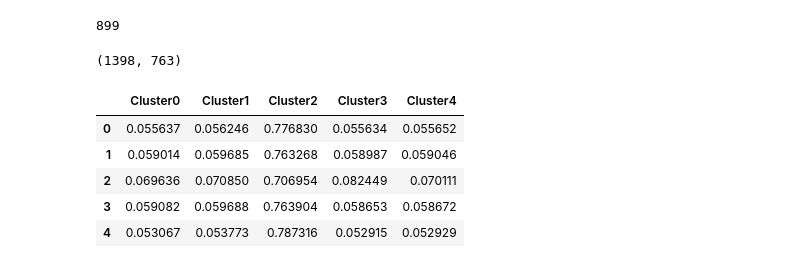
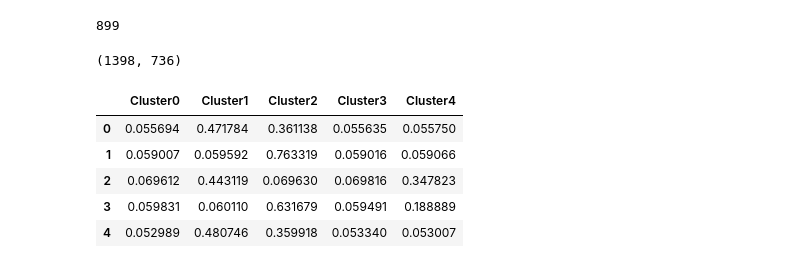
Before and after one commit to imod/ml_ta, a Jupyter notebook: rai_db_clustering.ipynb, the cells around one changed output. Drawn from its saved outputs; the diff is of its cells as text; code cells hidden in the pictures.

```diff
--- a/rai_db_clustering.ipynb
+++ b/rai_db_clustering.ipynb
@@ -231,16 +229,17 @@ TODO:
 - german to english translation
 - lemmatizing ([germalemma](https://github.com/WZBSocialScienceCenter/germalemma))
 # %%
+from textblob import Word
 
-# function to split a string into words and filter out short words (less than 4 characters) and numbers
+# function to split a string into words, filter out short words (less than 4 characters) and numbers, and lemmatize the words
 def splitToWordsAndFilter(x):
     if pd.notnull(x) and x:
         if isGerman(x):
-            # currrntly we don't have a German word-splitter, so we at least use the underscore to split the words
+            # currently we don't have a German word-splitter, so we at least use the underscore to split the words
             words = x.split('_')
         else:
             words = wordninja.split(x)
-        return ' '.join([word.lower() for word in words if len(word) > 3 and not word.isdigit()])
+        return ' '.join([Word(word.lower()).lemmatize() for word in words if len(word) > 3 and not word.isdigit()])
     return ''
 
 # split the column names
@@ -322,21 +321,28 @@ doc_term_matrix = vectorizer.fit_transform(df_grouped['DOCUMENT_CONTENT'].values
 
 print(doc_term_matrix.shape)
 # %% [output]
-(1398, 763)
+(1398, 736)
 # %%
 num_clusters = 5
 
 lda = LatentDirichletAllocation(n_components=num_clusters, learning_method='online', random_state=42)
 doc_cluster_matrix = lda.fit_transform(doc_term_matrix)
 
+# Get the LDA cluster labels
+lda_labels = doc_cluster_matrix.argmax(axis=1)
+
+# Add the LDA cluster labels to the dataframe
+df_grouped['LDA_Cluster'] = lda_labels
+
+
+# display the distance of each document to each cluster
 col_names = ['Cluster' + str(i) for i in range(num_clusters)]
-
 doc_cluster_df = pd.DataFrame(doc_cluster_matrix, columns=col_names)
 display(doc_cluster_df.head())
 # %% [output]
 |  | Cluster0 | Cluster1 | Cluster2 | Cluster3 | Cluster4 |
-| 0 | 0.055637 | 0.056246 | 0.776830 | 0.055634 | 0.055652 |
-| 1 | 0.059014 | 0.059685 | 0.763268 | 0.058987 | 0.059046 |
-| 2 | 0.069636 | 0.070850 | 0.706954 | 0.082449 | 0.070111 |
-| 3 | 0.059082 | 0.059688 | 0.763904 | 0.058653 | 0.058672 |
-| 4 | 0.053067 | 0.053773 | 0.787316 | 0.052915 | 0.052929 |
+| 0 | 0.055694 | 0.471784 | 0.361138 | 0.055635 | 0.055750 |
+| 1 | 0.059007 | 0.059592 | 0.763319 | 0.059016 | 0.059066 |
+| 2 | 0.069612 | 0.443119 | 0.069630 | 0.069816 | 0.347823 |
+| 3 | 0.059831 | 0.060110 | 0.631679 | 0.059491 | 0.188889 |
+| 4 | 0.052989 | 0.480746 | 0.359918 | 0.053340 | 0.053007 |
```
Also changed, not shown: parts of 9 cells of this notebook, 1 other file.
